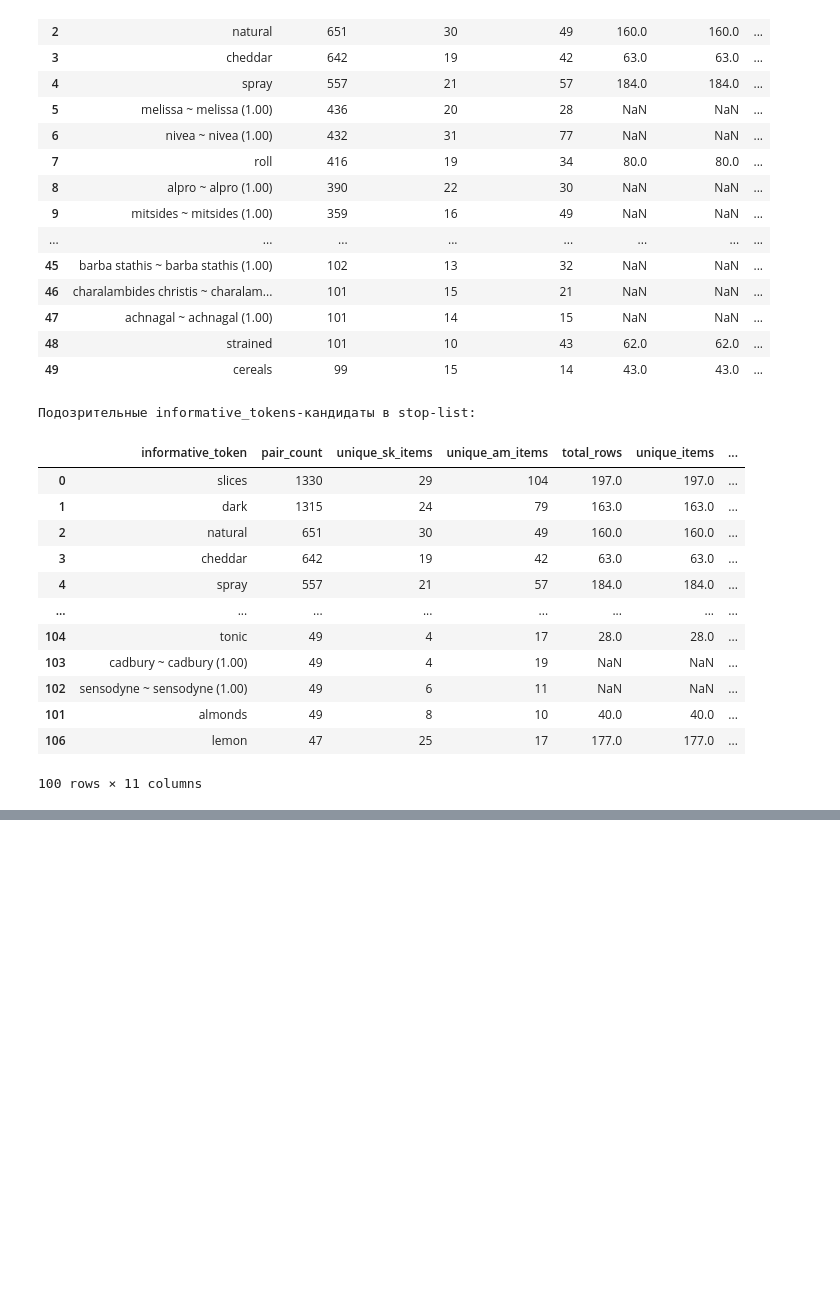
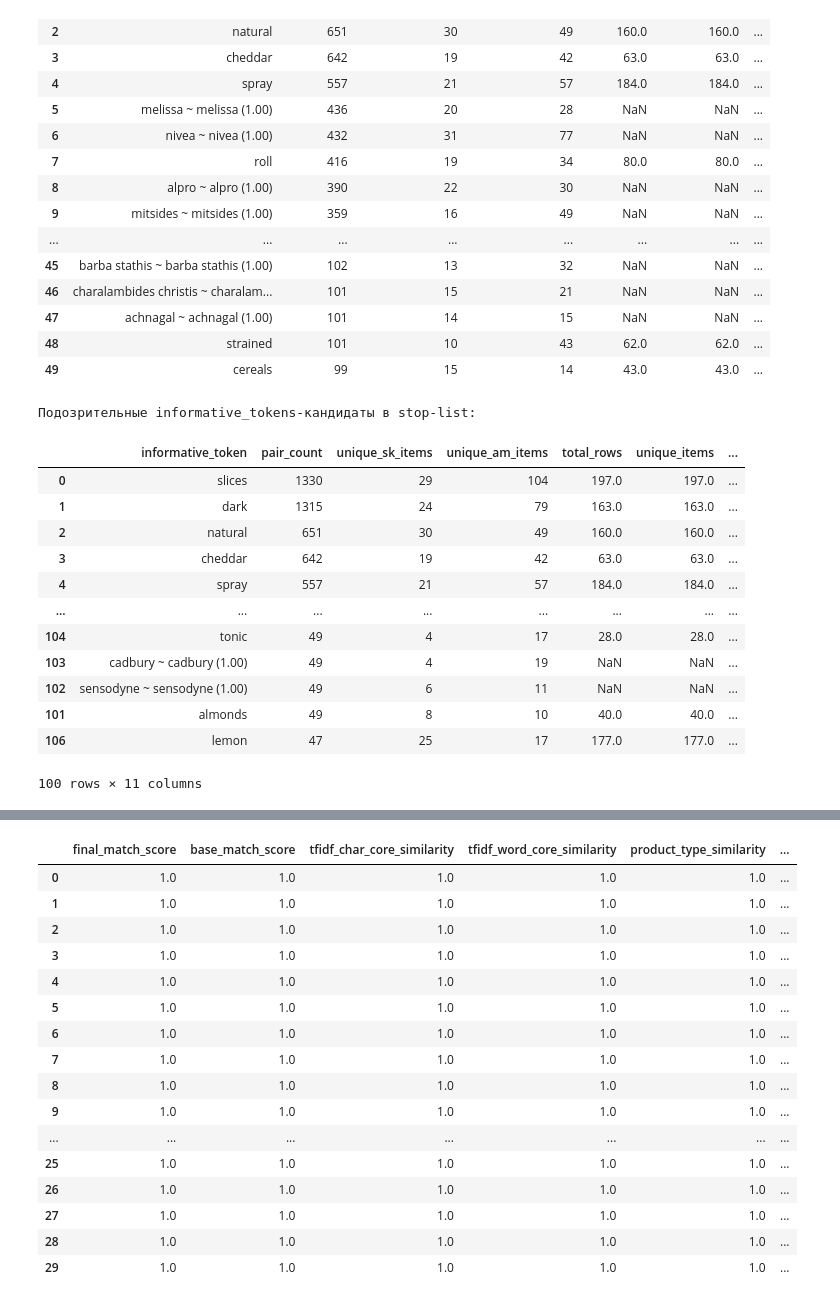
Before and after one commit to valeriyabrovchuk/grocery_price_analysis, a Jupyter notebook: groceries_comparison_limassol.ipynb, the cells around one changed output, grey strips where cells are left out. Saved outputs shown, nothing was run; the diff lists cells and outputs as text; code cells hidden in the pictures; blank space fills up the shorter version.

```diff
--- a/groceries_comparison_limassol.ipynb
+++ b/groceries_comparison_limassol.ipynb
@@ -4113,0 +4718,79 @@ TOP informative_tokens по числу candidate pairs:
+# %%
+SCORING_WEIGHTS = {
+    'tfidf_char_core_similarity': 0.25,
+    'tfidf_word_core_similarity': 0.20,
+    'product_type_similarity': 0.20,
+    'size_similarity': 0.25,
+    'brand_similarity': 0.10,
+}
+
+candidate_pairs_scored['base_match_score'] = 0.0
+for column_name, weight in SCORING_WEIGHTS.items():
+    candidate_pairs_scored['base_match_score'] += candidate_pairs_scored[column_name] * weight
+
+candidate_pairs_scored['final_match_score'] = (
+    candidate_pairs_scored['base_match_score']
+    + candidate_pairs_scored['brand_penalty']
+    + candidate_pairs_scored['grade_adjustment']
+).clip(0, 1)
+
+# Добавляем ссылки на картинки из исходных таблиц магазинов.
+# Это удобно для ручной проверки match-кандидатов в Excel.
+sk_image_url_map = sk.set_index('sk_item_id')['image_url']
+alpha_image_url_map = alpha.set_index('am_item_id')['image_url']
+
+candidate_pairs_scored['image_url_sk'] = candidate_pairs_scored['item_id_sk'].map(sk_image_url_map).fillna('')
+candidate_pairs_scored['image_url_am'] = candidate_pairs_scored['item_id_am'].map(alpha_image_url_map).fillna('')
+
+score_display_columns = [
+    'final_match_score', 'base_match_score',
+    'tfidf_char_core_similarity', 'tfidf_word_core_similarity',
+    'product_type_similarity', 'size_similarity', 'brand_similarity',
+    'brand_penalty', 'grade_adjustment',
+    'blocking_rules',
+    'brand_block_sk', 'brand_block_am',
+    'product_type_block_sk', 'product_type_block_am',
+    'size_key_sk', 'size_key_am',
+    'grade_block_sk', 'grade_block_am',
+    'image_url_sk', 'image_url_am',
+    'product_name_sk', 'product_name_am'
+]
+
+candidate_pairs_scored = candidate_pairs_scored.sort_values(
+    'final_match_score',
+    ascending=False
+).reset_index(drop=True)
+
+MATCH_SCORING_CSV_PATH = OUTPUT_DIR / 'sklavenitis_alphamega_candidate_pairs_scored_v1.csv'
+MATCH_SCORING_EXCEL_PATH = OUTPUT_DIR / 'sklavenitis_alphamega_candidate_pairs_scored_v1.xlsx'
+MATCH_SCORING_WITH_IMAGE_LINKS_EXCEL_PATH = OUTPUT_DIR / 'sklavenitis_alphamega_candidate_pairs_scored_with_image_links_v1.xlsx'
+
+candidate_pairs_scored.to_csv(MATCH_SCORING_CSV_PATH, index=False, encoding='utf-8-sig')
+# candidate_pairs_scored.to_excel(MATCH_SCORING_EXCEL_PATH, index=False)
+candidate_pairs_scored.to_excel(MATCH_SCORING_WITH_IMAGE_LINKS_EXCEL_PATH, index=False)
+
+print('Scored candidate pairs:', len(candidate_pairs_scored))
+print('Saved CSV to:', MATCH_SCORING_CSV_PATH)
+print('Saved Excel to:', MATCH_SCORING_EXCEL_PATH)
+print('Saved Excel with image links to:', MATCH_SCORING_WITH_IMAGE_LINKS_EXCEL_PATH)
+
+print('Final score summary:')
+display(candidate_pairs_scored['final_match_score'].describe().to_frame())
+
+print('Распределение по score buckets:')
+score_bins = [-0.001, 0.50, 0.65, 0.80, 0.90, 1.00]
+score_labels = ['<= 0.50', '0.50-0.65', '0.65-0.80', '0.80-0.90', '0.90-1.00']
+score_bucket_summary = (
+    pd.cut(candidate_pairs_scored['final_match_score'], bins=score_bins, labels=score_labels)
+    .value_counts(sort=False)
+    .rename_axis('score_bucket')
+    .reset_index(name='pair_count')
+)
+score_bucket_summary['share_pct'] = (
+    score_bucket_summary['pair_count'] / score_bucket_summary['pair_count'].sum() * 100
+).round(1)
+display(score_bucket_summary)
+
+print('Топ candidate pairs по final_match_score:')
+display(candidate_pairs_scored[score_display_columns].head(30))
+# %% [output]
@@ -4113,0 +4819,17 @@ TOP informative_tokens по числу candidate pairs:
+|  | final_match_score | base_match_score | tfidf_char_core_similarity | tfidf_word_core_similarity | product_type_similarity | ... |
+| 0 | 1.0 | 1.0 | 1.0 | 1.0 | 1.0 | ... |
+| 1 | 1.0 | 1.0 | 1.0 | 1.0 | 1.0 | ... |
+| 2 | 1.0 | 1.0 | 1.0 | 1.0 | 1.0 | ... |
+| 3 | 1.0 | 1.0 | 1.0 | 1.0 | 1.0 | ... |
+| 4 | 1.0 | 1.0 | 1.0 | 1.0 | 1.0 | ... |
+| 5 | 1.0 | 1.0 | 1.0 | 1.0 | 1.0 | ... |
+| 6 | 1.0 | 1.0 | 1.0 | 1.0 | 1.0 | ... |
+| 7 | 1.0 | 1.0 | 1.0 | 1.0 | 1.0 | ... |
+| 8 | 1.0 | 1.0 | 1.0 | 1.0 | 1.0 | ... |
+| 9 | 1.0 | 1.0 | 1.0 | 1.0 | 1.0 | ... |
+| ... | ... | ... | ... | ... | ... | ... |
+| 25 | 1.0 | 1.0 | 1.0 | 1.0 | 1.0 | ... |
+| 26 | 1.0 | 1.0 | 1.0 | 1.0 | 1.0 | ... |
+| 27 | 1.0 | 1.0 | 1.0 | 1.0 | 1.0 | ... |
+| 28 | 1.0 | 1.0 | 1.0 | 1.0 | 1.0 | ... |
+| 29 | 1.0 | 1.0 | 1.0 | 1.0 | 1.0 | ... |
```
Also changed, not shown: parts of 35 cells of this notebook, 7 other files.
